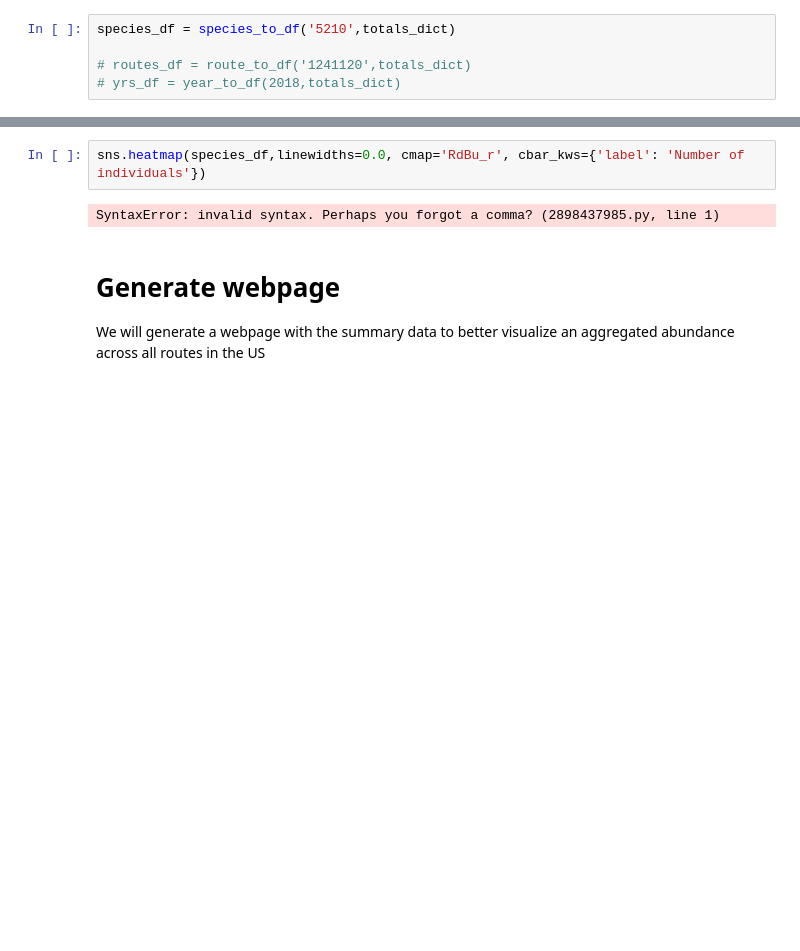
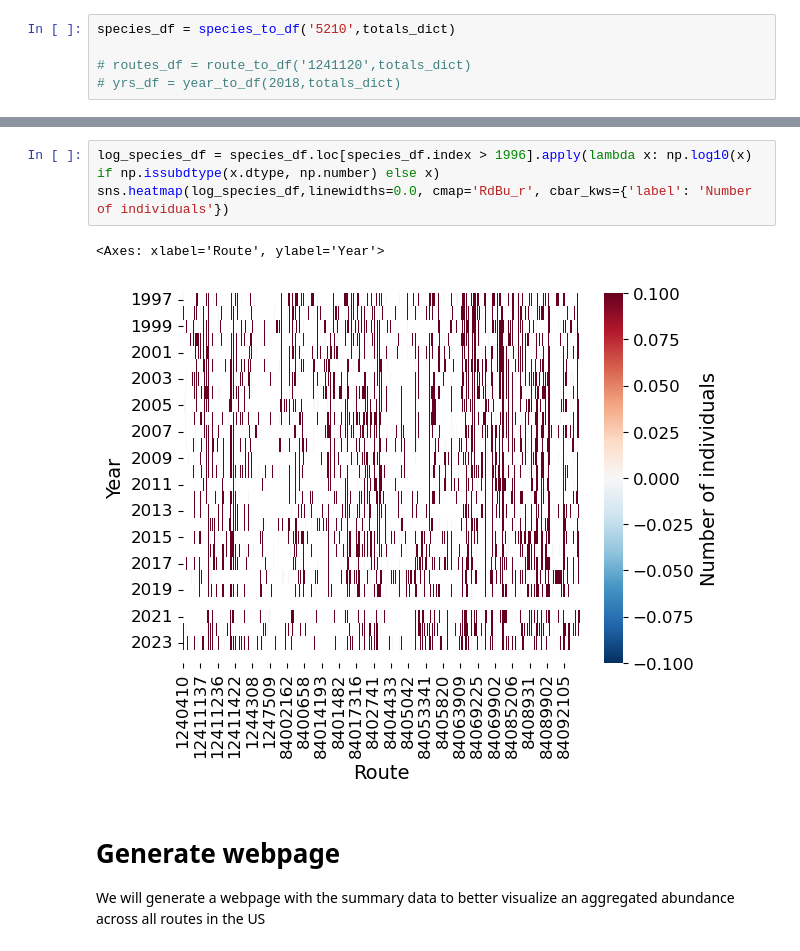
Before and after one commit to horaciosamaniego/bbs, a Jupyter notebook: ts_processing.ipynb, the cells around one changed output, grey strips where cells are left out. Cells and saved outputs as stored; diff of their text form; blank space fills up the shorter version.

```diff
--- a/ts_processing.ipynb
+++ b/ts_processing.ipynb
@@ -441,7 +463,9 @@ species_df = species_to_df('5210',totals_dict)
 # %%
-sns.heatmap(species_df,linewidths=0.0, cmap='RdBu_r', cbar_kws={'label': 'Number of individuals'})
+log_species_df = species_df.loc[species_df.index > 1996].apply(lambda x: np.log10(x) if np.issubdtype(x.dtype, np.number) else x)
+sns.heatmap(log_species_df,linewidths=0.0, cmap='RdBu_r', cbar_kws={'label': 'Number of individuals'})
 # %% [output]
-SyntaxError: invalid syntax. Perhaps you forgot a comma? (2898437985.py, line 1)
+<Axes: xlabel='Route', ylabel='Year'>
+[figure, added]
 # %% [markdown]
 # Generate webpage
 We will generate a webpage with the summary data to better visualize an aggregated abundance across all routes in the US
```
Also changed, not shown: parts of 1 cell of this notebook.
